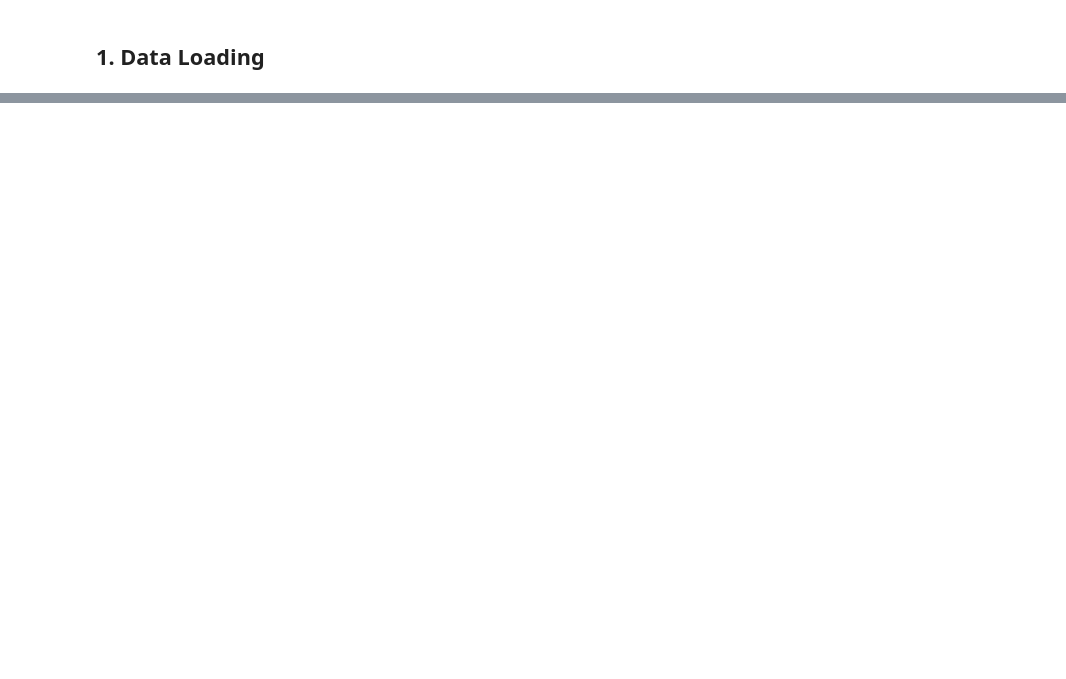
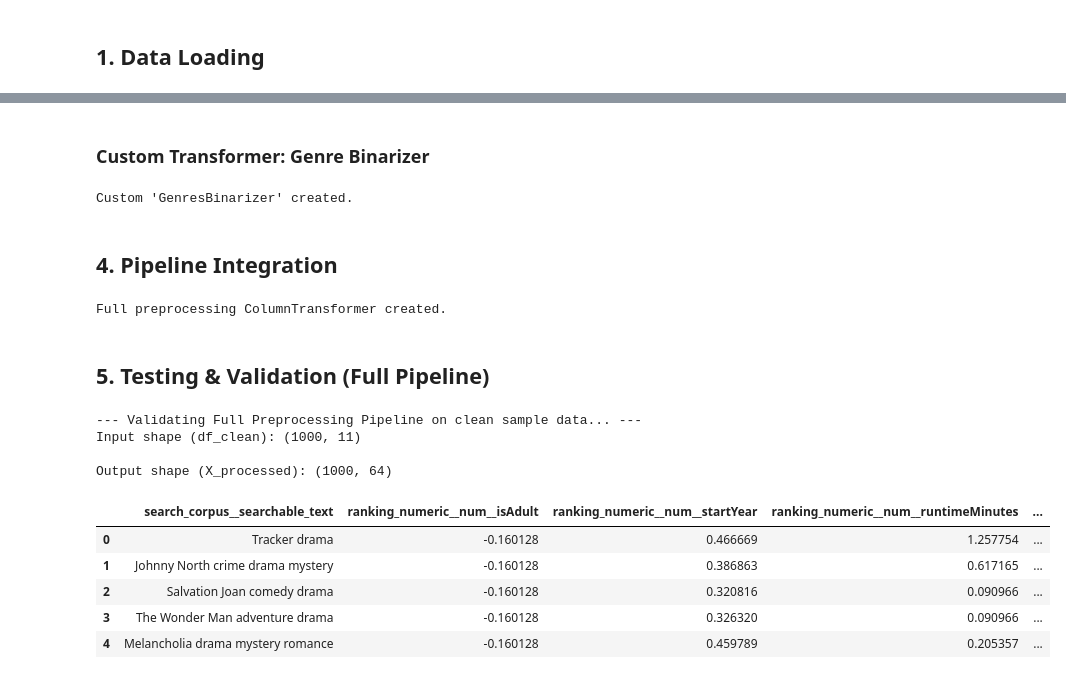
Before and after one commit to JakubbBlaszczykk/ML-PROJECT, a Jupyter notebook: preprocessing_pipeline.ipynb, the cells around one changed output, grey strips where cells are left out. Cells and saved outputs as stored; diff of their text form; code cells hidden in the pictures; blank space fills up the shorter version.

```diff
--- a/preprocessing_pipeline.ipynb
+++ b/preprocessing_pipeline.ipynb
@@ -266,0 +268,77 @@ Pipeline saved to 'imdb_embedding_pipeline.joblib'
+# %% [markdown]
+### Custom Transformer: Genre Binarizer
+# %%
+class GenresBinarizer(BaseEstimator, TransformerMixin):
+    def __init__(self):
+        self.mlb = MultiLabelBinarizer()
+
+    def fit(self, X, y=None):
+        data_split = X.fillna('').str.split(',')
+        self.mlb.fit(data_split)
+        return self
+
+    def transform(self, X):
+        data_split = X.fillna('').str.split(',')
+        return self.mlb.transform(data_split)
+
+    def get_feature_names_out(self, input_features=None):
+        return self.mlb.classes_
+
+print("Custom 'GenresBinarizer' created.")
+# %% [output]
+Custom 'GenresBinarizer' created.
+# %% [markdown]
+## 4. Pipeline Integration
+# %%
+numeric_cols = ['num__isAdult', 'num__startYear', 'num__runtimeMinutes', 'num__averageRating', 'num__numVotes']
+corpus_cols = ['cat__title', 'cat__genres', 'remainder__cast', 'remainder__directors', 'remainder__writers']
+binner_cols = ['num__startYear', 'num__runtimeMinutes', 'num__averageRating']
+onehot_cols = ['cat__types']
+multilabel_cols = 'cat__genres'
+
+full_preprocessor = ColumnTransformer(
+    transformers=[
+        ('search_corpus', SearchCorpusGenerator(), corpus_cols),
+
+        ('ranking_numeric', NumericalRankingTransformer(log_cols=['num__numVotes'], clip_cols=['num__runtimeMinutes']), numeric_cols),
+
+        ('ui_binned', Pipeline([
+            ('binner', FeatureBinner()),
+            ('imputer', SimpleImputer(strategy='constant', fill_value='Unknown')),
+            ('encoder', OneHotEncoder(handle_unknown='ignore', sparse_output=False))
+        ]), binner_cols),
+
+        ('filter_onehot_types', Pipeline([
+            ('imputer', SimpleImputer(strategy='constant', fill_value='Unknown')),
+            ('encoder', OneHotEncoder(handle_unknown='ignore', sparse_output=False))
+        ]), onehot_cols),
+
+        ('filter_multilabel_genres', GenresBinarizer(), multilabel_cols)
+    ],
+    remainder='drop'
+)
+
+print("Full preprocessing ColumnTransformer created.")
+# %% [output]
+Full preprocessing ColumnTransformer created.
+# %% [markdown]
+## 5. Testing & Validation (Full Pipeline)
+# %%
+print("--- Validating Full Preprocessing Pipeline on clean sample data... ---")
+print(f"Input shape (df_clean): {df_clean.shape}")
+
+X_processed = full_preprocessor.fit_transform(df_clean)
+
+print(f"\nOutput shape (X_processed): {X_processed.shape}")
+X_processed.head()
+# %% [output]
+--- Validating Full Preprocessing Pipeline on clean sample data... ---
+Input shape (df_clean): (1000, 11)
+
+Output shape (X_processed): (1000, 64)
+|  | search_corpus__searchable_text | ranking_numeric__num__isAdult | ranking_numeric__num__startYear | ranking_numeric__num__runtimeMinutes | ... |
+| 0 | Tracker drama | -0.160128 | 0.466669 | 1.257754 | ... |
+| 1 | Johnny North crime drama mystery | -0.160128 | 0.386863 | 0.617165 | ... |
+| 2 | Salvation Joan comedy drama | -0.160128 | 0.320816 | 0.090966 | ... |
+| 3 | The Wonder Man adventure drama | -0.160128 | 0.326320 | 0.090966 | ... |
+| 4 | Melancholia drama mystery romance | -0.160128 | 0.459789 | 0.205357 | ... |
```
Also changed, not shown: parts of 64 cells of this notebook.
